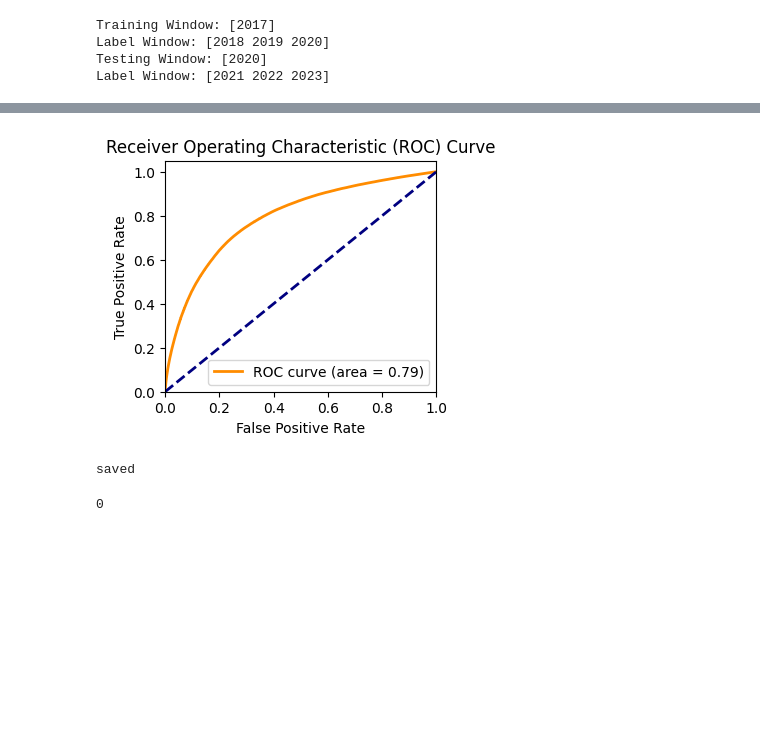
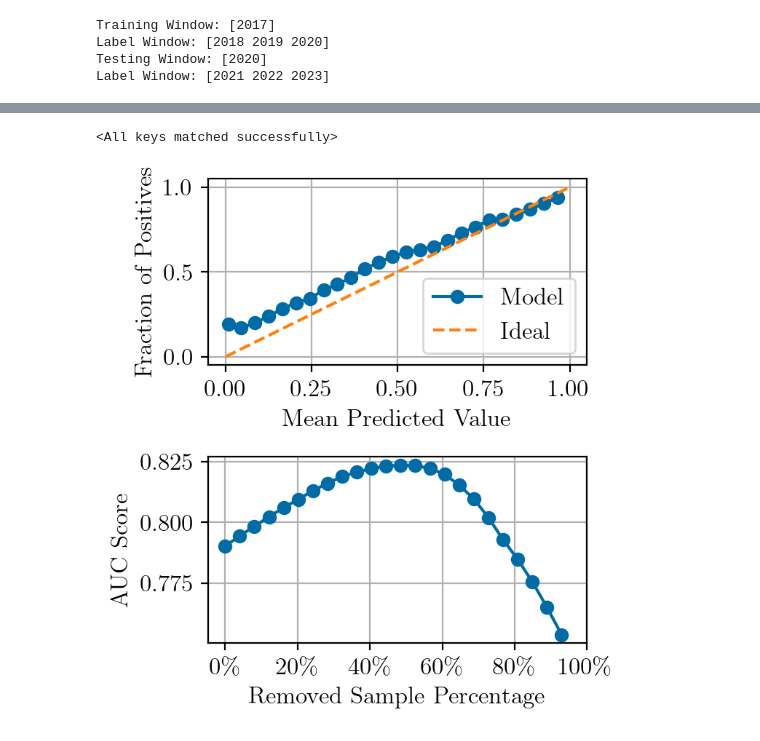
Before and after one commit to FelixFrohnertDB/arxiv_nlp, a Jupyter notebook: 5_baseline_2.ipynb, the cells around one changed output, grey strips where cells are left out. Cells and saved outputs as stored; diff of their text form; code cells hidden in the pictures; blank space fills up the shorter version.

```diff
--- a/5_baseline_2.ipynb
+++ b/5_baseline_2.ipynb
@@ -247,4 +247,4 @@ criterion = nn.BCELoss()
 optimizer = optim.Adam(model_mlp.parameters(), lr=0.005)
 scheduler = CosineAnnealingLR(optimizer,T_max=10)
 
-train_model(model_mlp, train_dataloader, val_dataloader, criterion, optimizer, scheduler, file_name='saved_ml_models/baseline_2_model.pth')
+# train_model(model_mlp, train_dataloader, val_dataloader, criterion, optimizer, scheduler, file_name='saved_ml_models/baseline_2_model.pth')
@@ -272,8 +251,6 @@ train_model(model_mlp, train_dataloader, val_dataloader, criterion, optimizer, s
 # %%
 model_mlp.load_state_dict(torch.load('saved_ml_models/baseline_2_model.pth'))
-plot_roc(model_mlp, test_dataloader)
-compute_roc(model_mlp, test_dataloader, filename="baseline_2")
+# plot_roc(model_mlp, test_dataloader)
+# compute_roc(model_mlp, test_dataloader, filename="baseline_2")
 # %% [output]
-[figure, removed]
-saved
+<All keys matched successfully>
-0
@@ -279,0 +344,28 @@ saved
+# %%
+fig,axs = plt.subplots(2,1,figsize=(7.48031/2, 4))
+
+axs[0].plot(prob_pred[::4], prob_true[::4], marker='o', label='Model')
+axs[0].plot([0, 1], [0, 1], linestyle='--', label='Ideal')
+axs[0].set_xlabel('Mean Predicted Value')
+axs[0].set_ylabel('Fraction of Positives')
+axs[0].legend(loc='best')
+axs[0].grid()
+
+axs[1].plot(percentages_removed[::4], auc_scores[::4], marker='o')
+axs[1].set_xlabel('Removed Sample Percentage')
+axs[1].set_ylabel('AUC Score')
+axs[1].grid(True)
+
+axs[1].set_xticks([0, 20, 40, 60, 80, 100])
+axs[1].set_xticklabels([f"{int(p)}\%" for p in [0, 20, 40, 60, 80, 100]])
+# axs[1].set_yticks([0.85,0.9,0.95])
+
+# axs[0].text(0.96, 0.07, 'a',  ha='center', va='center', fontsize=16)
+# axs[1].text(96, 0.86, 'b',  ha='center', va='center', fontsize=16)
+
+plt.tight_layout()
+# fig.savefig("figures/callibration_performance_1.pdf", format="pdf", bbox_inches="tight")
+
+plt.show()
+# %% [output]
+[figure, added]
```
Also changed, not shown: parts of 2 cells of this notebook, 8 other files.
